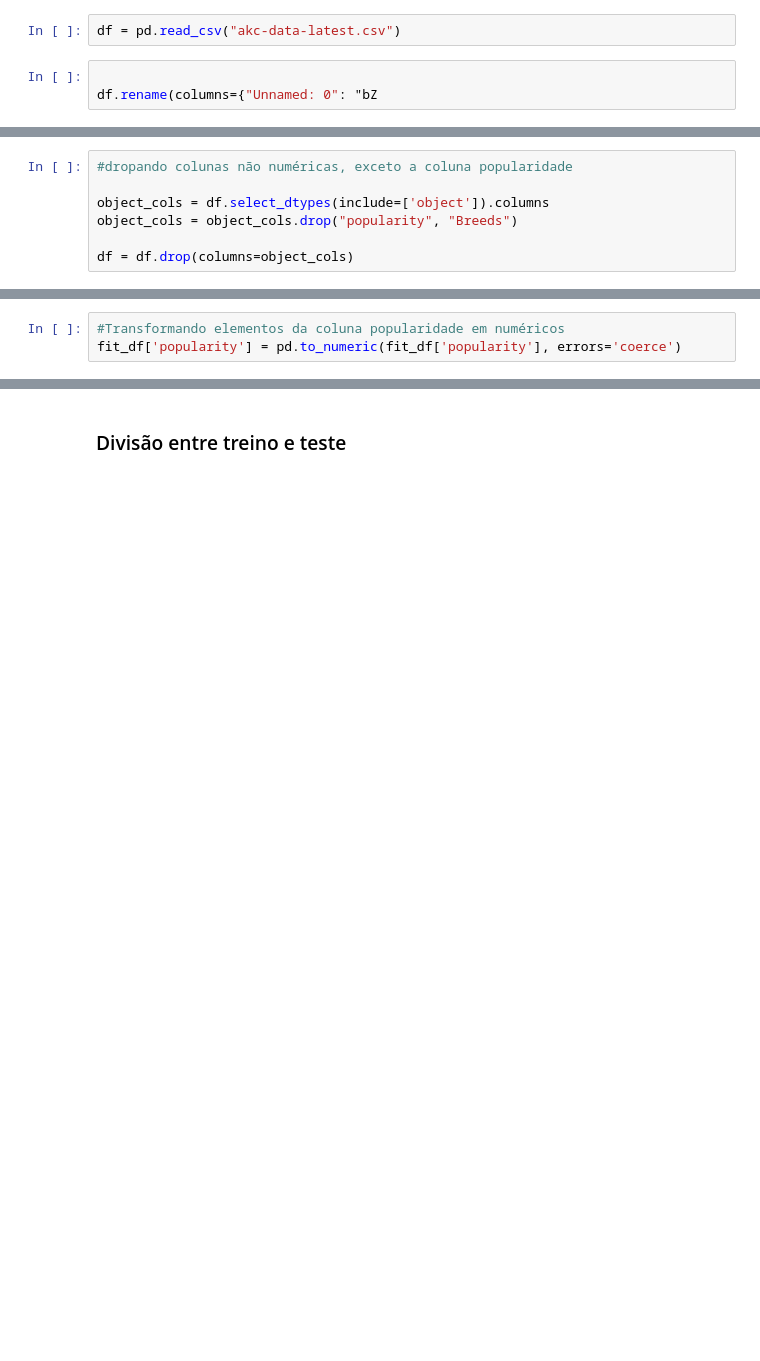
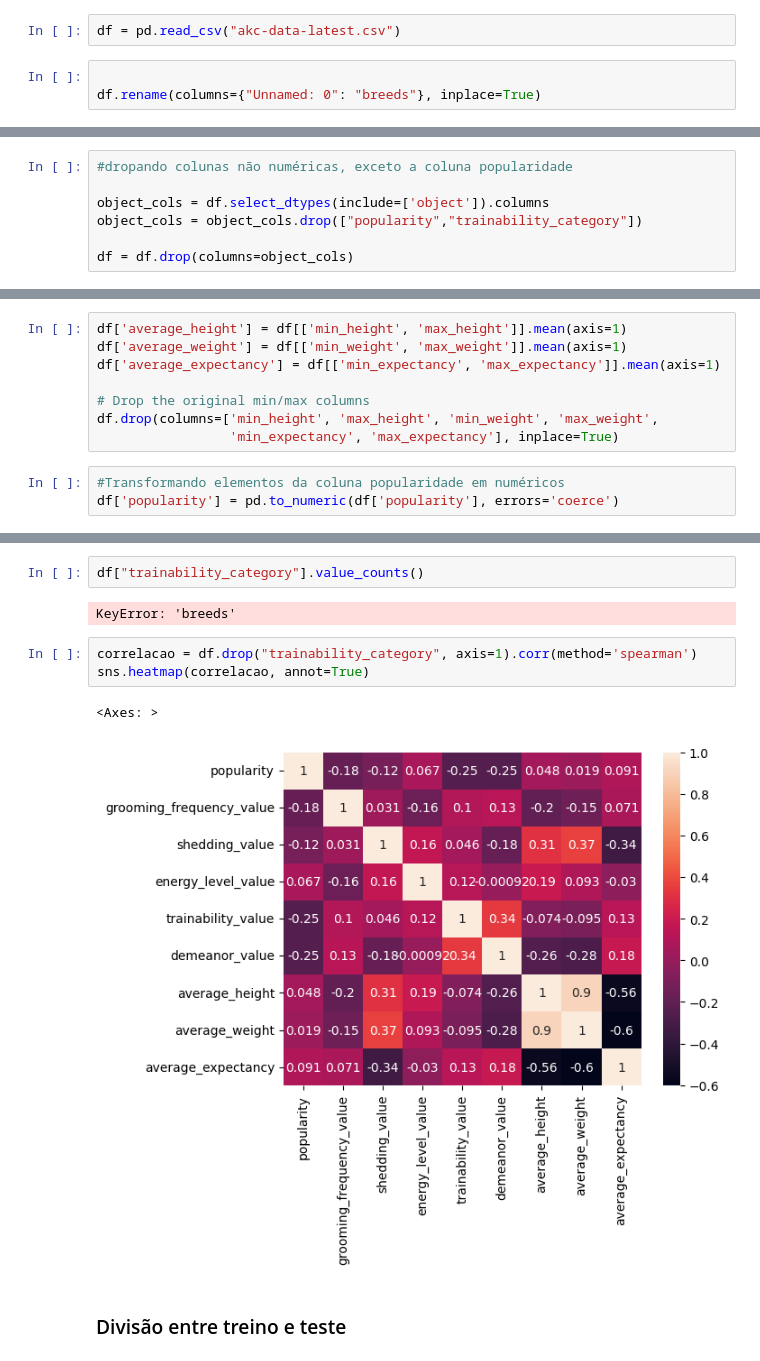
Before and after one commit to felipeduartea/projeto-ia, a Jupyter notebook: Trabalho_IA.ipynb, the cells around one changed output, grey strips where cells are left out. Cells and saved outputs as stored; diff of their text form; blank space fills up the shorter version.

```diff
--- a/Trabalho_IA.ipynb
+++ b/Trabalho_IA.ipynb
@@ -14,7 +14,7 @@ from sklearn.feature_selection import VarianceThreshold
 df = pd.read_csv("akc-data-latest.csv")
 # %%
 
-df.rename(columns={"Unnamed: 0": "bZ
+df.rename(columns={"Unnamed: 0": "breeds"}, inplace=True)
 # %%
 #entendendo o formato das colunas do dataframe e a natureza dos elementos
 df.info()
@@ -40,7 +40,7 @@ memory usage: 45.6+ KB
 #dropando colunas não numéricas, exceto a coluna popularidade
 
 object_cols = df.select_dtypes(include=['object']).columns
-object_cols = object_cols.drop("popularity", "Breeds")
+object_cols = object_cols.drop(["popularity","trainability_category"])
 
 df = df.drop(columns=object_cols)
 # %%
@@ -106,3 +119,11 @@ fit_df
+# %%
+df['average_height'] = df[['min_height', 'max_height']].mean(axis=1)
+df['average_weight'] = df[['min_weight', 'max_weight']].mean(axis=1)
+df['average_expectancy'] = df[['min_expectancy', 'max_expectancy']].mean(axis=1)
+
+# Drop the original min/max columns
+df.drop(columns=['min_height', 'max_height', 'min_weight', 'max_weight',
+                 'min_expectancy', 'max_expectancy'], inplace=True)
 # %%
 #Transformando elementos da coluna popularidade em numéricos
-fit_df['popularity'] = pd.to_numeric(fit_df['popularity'], errors='coerce')
+df['popularity'] = pd.to_numeric(df['popularity'], errors='coerce')
@@ -131,2 +130,12 @@ fit_df.corr(method='spearman')
+# %%
+df["trainability_category"].value_counts()
+# %% [output]
+KeyError: 'breeds'
+# %%
+correlacao = df.drop("trainability_category", axis=1).corr(method='spearman')
+sns.heatmap(correlacao, annot=True)
+# %% [output]
+<Axes: >
+[figure, added]
 # %% [markdown]
 ### Divisão entre treino e teste
```
Also changed, not shown: parts of 21 cells of this notebook.
